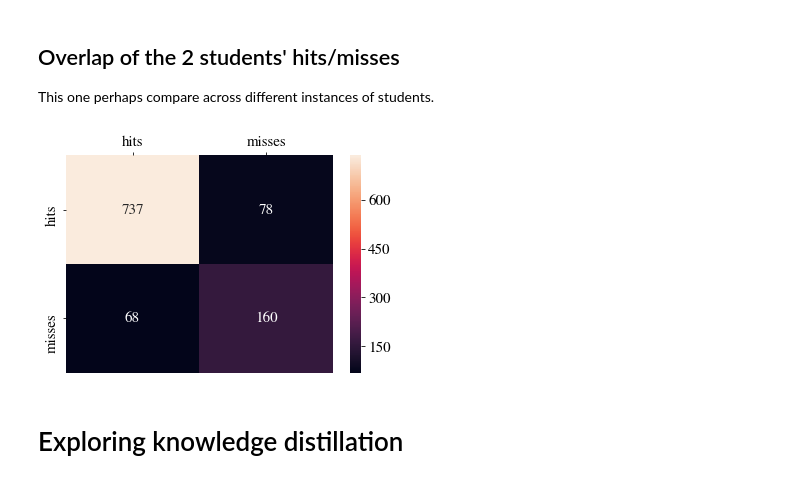
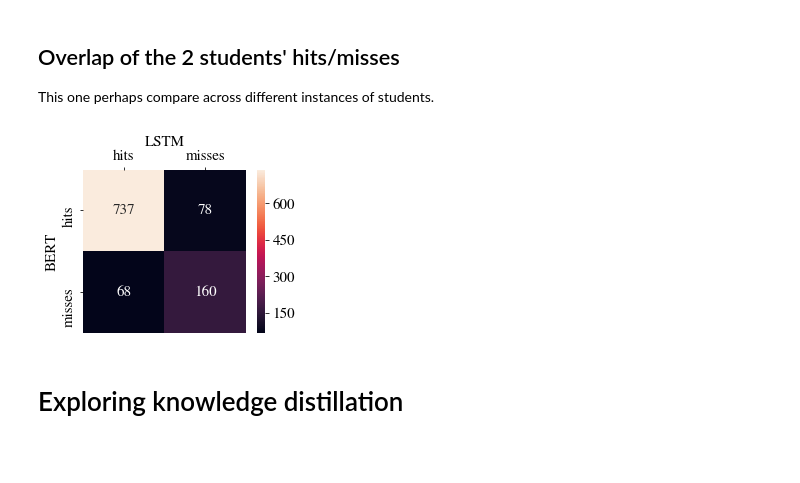
Before and after one commit to samsucik/knowledge-distil-bert, a Jupyter notebook: experiments/analysis/Prediction analysis.ipynb, the cells around one changed output. Drawn from its saved outputs; the diff is of its cells as text; code cells hidden in the pictures; blank space fills up the shorter version.

```diff
--- a/experiments/analysis/Prediction analysis.ipynb
+++ b/experiments/analysis/Prediction analysis.ipynb
@@ -319,22 +320,25 @@ This one perhaps compare across different instances of students.
 # %%
 task = "CoLA"
 data = pd.read_csv("predictions/full_predictions-{}.csv".format(task))
 mtrx = np.zeros((2,2)) # rows: BERT, cols: LSTM
 # both hits
 mtrx[0,0] = len(data[(data["label"] == data["pred_LSTM"]) & (data["label"] == data["pred_BERT"])])
 # both misses
 mtrx[1,1] = len(data[(data["label"] != data["pred_LSTM"]) & (data["label"] != data["pred_BERT"])])
 # BERT hits, LSTM misses
 mtrx[0,1] = len(data[(data["label"] != data["pred_LSTM"]) & (data["label"] == data["pred_BERT"])])
 # BERT misses, LSTM hits
 mtrx[1,0] = len(data[(data["label"] == data["pred_LSTM"]) & (data["label"] != data["pred_BERT"])])
-fig = plt.figure()
+fig = plt.figure(figsize=(4, 3))
 ax = plt.gca()
-sns.heatmap(mtrx, annot=True, fmt=".0f", xticklabels=["hits", "misses"], yticklabels=["hits", "misses"], ax=ax)
+sns.heatmap(mtrx, annot=True, fmt=".0f", xticklabels=["hits", "misses"], yticklabels=["hits", "misses"], ax=ax, square=True)
 ax.xaxis.tick_top()
+ax.xaxis.set_label_position("top")
+ax.set_xlabel("LSTM")
+ax.set_ylabel("BERT")
 plt.show()
 # %% [output]
-[figure, old version]
+[figure, new version]
 # %% [markdown]
 # Exploring knowledge distillation
 # %%
```
Also changed, not shown: parts of 8 cells of this notebook, 1 other file.
